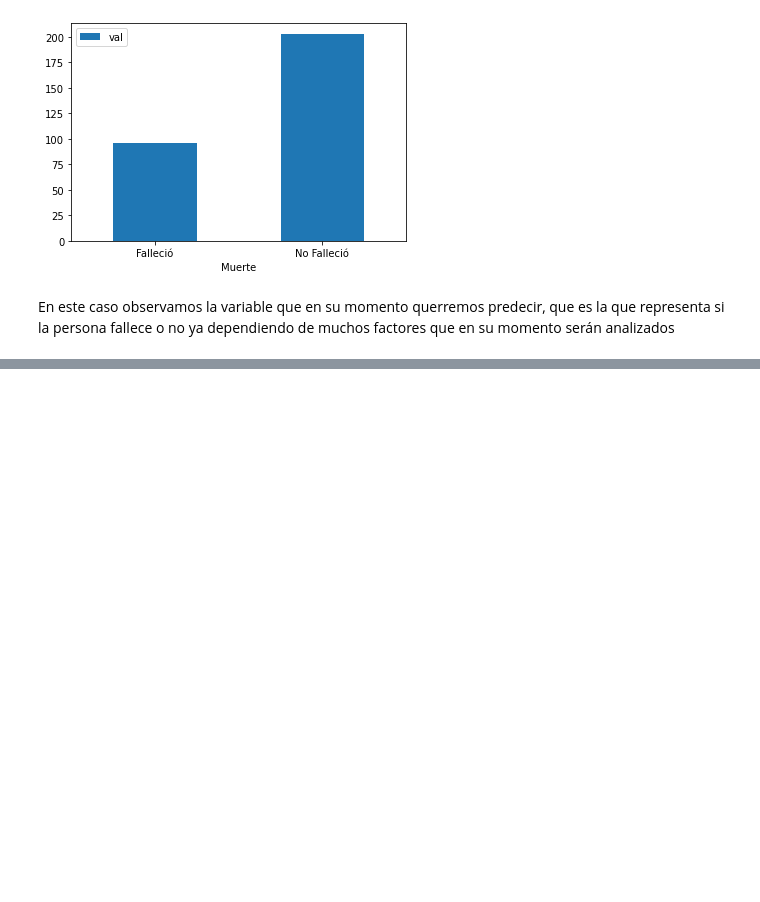
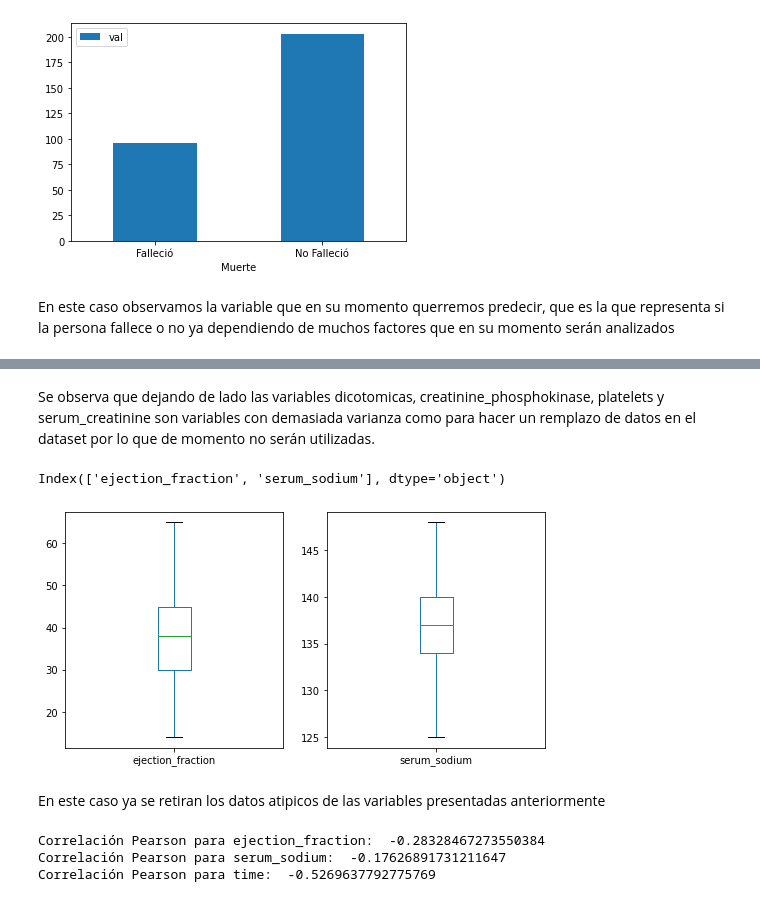
Before and after one commit to CamiloCJ09/Analitical-Proyect, a Jupyter notebook: AnaliticalProyect.ipynb, the cells around one changed output, grey strips where cells are left out. Drawn from its saved outputs; the diff is of its cells as text; code cells hidden in the pictures; blank space fills up the shorter version.

```diff
--- a/AnaliticalProyect.ipynb
+++ b/AnaliticalProyect.ipynb
@@ -128,0 +217,47 @@ En este caso observamos la variable que en su momento querremos predecir, que es
+# %% [markdown]
+Se observa que dejando de lado las variables dicotomicas, creatinine_phosphokinase, platelets y serum_creatinine son variables con demasiada varianza como para hacer un remplazo de datos en el dataset por lo que de momento no serán utilizadas.
+# %%
+ds = df.copy()
+wrkColumns = df.columns.drop(['age', 'anaemia', 'creatinine_phosphokinase', 'diabetes',
+       'high_blood_pressure', 'platelets',
+       'serum_creatinine', 'sex', 'smoking', 'time',
+       'DEATH_EVENT'])
+print(wrkColumns)
+
+for column in wrkColumns:
+       Q1 = df[column].quantile(0.25)
+       Q3 = df[column].quantile(0.75)
+       IQR = Q3 - Q1
+       Lower_Fence = Q1 - (1.5 * IQR)
+       Upper_Fence = Q3 + (1.5 * IQR)
+       for row in df[column]:
+              #print(row)
+              if(row > Upper_Fence) or (row < Lower_Fence):
+                     #print(Upper_Fence, row, Lower_Fence, df[column].mean())
+                     df[column] = df[column].replace(row, df[column].mean())
+
+#print(df['ejection_fraction'])
+cols = wrkColumns
+#print(cols)
+i=1
+plt.figure(figsize=(18,20))
+for col in cols:
+    plt.subplot(4,4,i)
+    df[cols[i-1]].plot.box()
+    #sns.boxplot(x='target',y=col,data=df)
+    i += 1
+#df['ejection_fraction'].plot.box()
+#df['serum_sodium'].plot.box()
+# %% [output]
+Index(['ejection_fraction', 'serum_sodium'], dtype='object')
+[figure, added]
+# %% [markdown]
+En este caso ya se retiran los datos atipicos de las variables presentadas anteriormente
+# %%
+print('Correlación Pearson para ejection_fraction: ', df['DEATH_EVENT'].corr(df['ejection_fraction'], method='pearson'))
+print('Correlación Pearson para serum_sodium: ', df['DEATH_EVENT'].corr(df['serum_sodium'], method='pearson'))
+print('Correlación Pearson para time: ', df['DEATH_EVENT'].corr(df['time'], method='pearson'))
+# %% [output]
+Correlación Pearson para ejection_fraction:  -0.28328467273550384
+Correlación Pearson para serum_sodium:  -0.17626891731211647
+Correlación Pearson para time:  -0.5269637792775769
```
Also changed, not shown: parts of 9 cells of this notebook.
